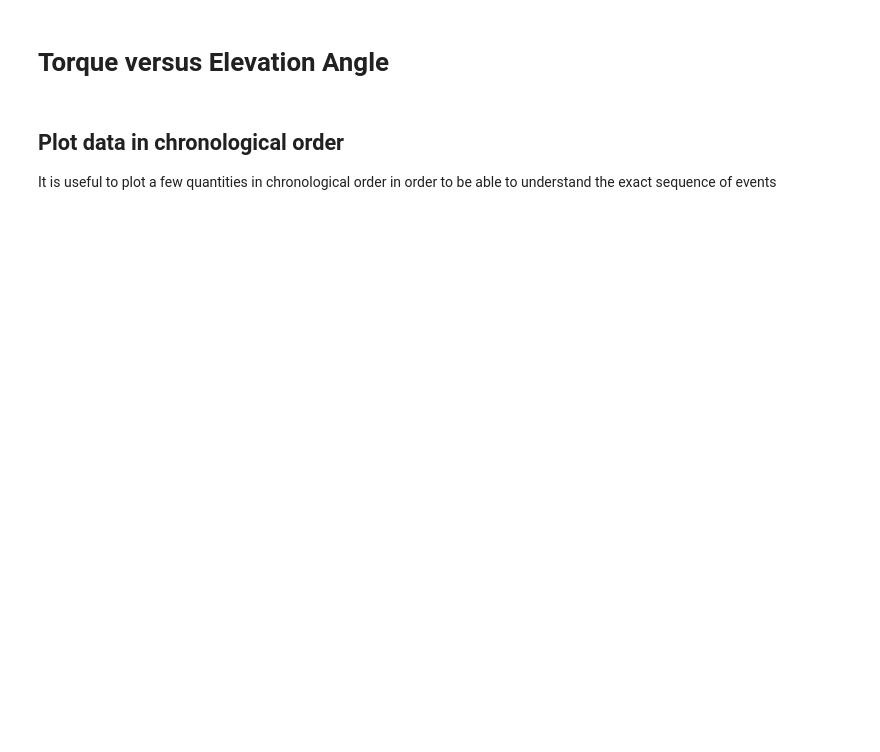
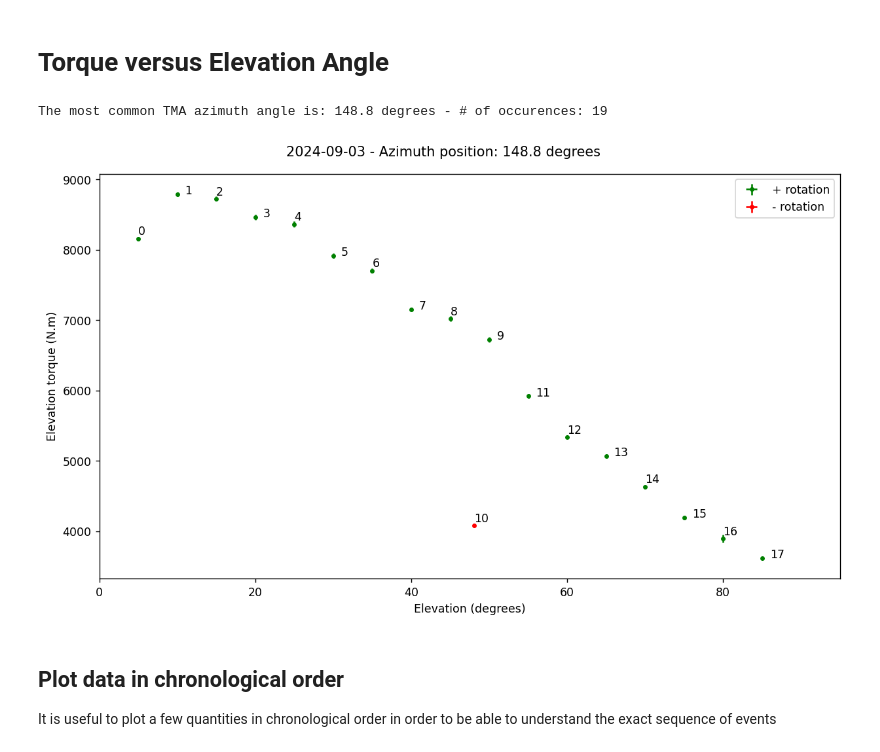
Before and after one commit to lsst-sitcom/sitcomtn-105, a Jupyter notebook: notebooks/SITCOM-1508-Analysis-DominiqueB.ipynb, the cells around one changed output. Cells and saved outputs as stored; diff of their text form; code cells hidden in the pictures; blank space fills up the shorter version.

Commit message:
move most of the code in functions

```diff
--- a/notebooks/SITCOM-1508-Analysis-DominiqueB.ipynb
+++ b/notebooks/SITCOM-1508-Analysis-DominiqueB.ipynb
@@ -379,3 +533,17 @@ plt.show()
+# %%
+# We are going to plot the Torque as a function of the elevation angle for a given position of the TMA in azimuth
+# So we will first identify what is the most common TMA position in azimuth over all the overlap periods and we will make the analysis for this
+# position only
+az_min, az_max = get_common_azimuth(overlaps, client)
+
+# Create pandas dataframe with the relevant EFD data
+df = make_dataframe(overlaps, client, az_min, az_max)
+
+# Plot torque versus elevation angle
+plot_torque_versus_elevation(df, date, 0.5 * (az_max + az_min), plot_dir)
+# %% [output]
+The most common TMA azimuth angle is: 148.8 degrees - # of occurences: 19
+[figure, added]
 # %% [markdown]
 ## Plot data in chronological order
 
```
Also changed, not shown: parts of 13 cells of this notebook.
